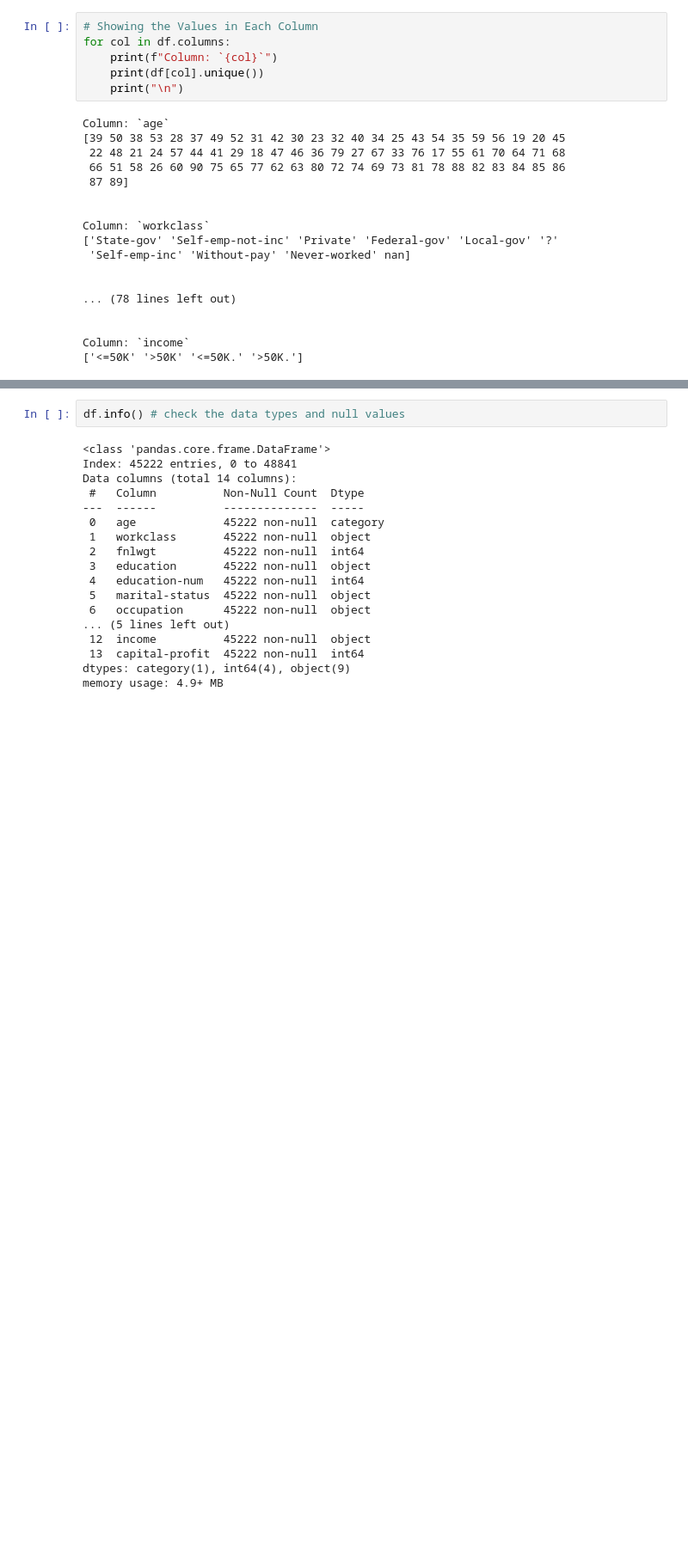
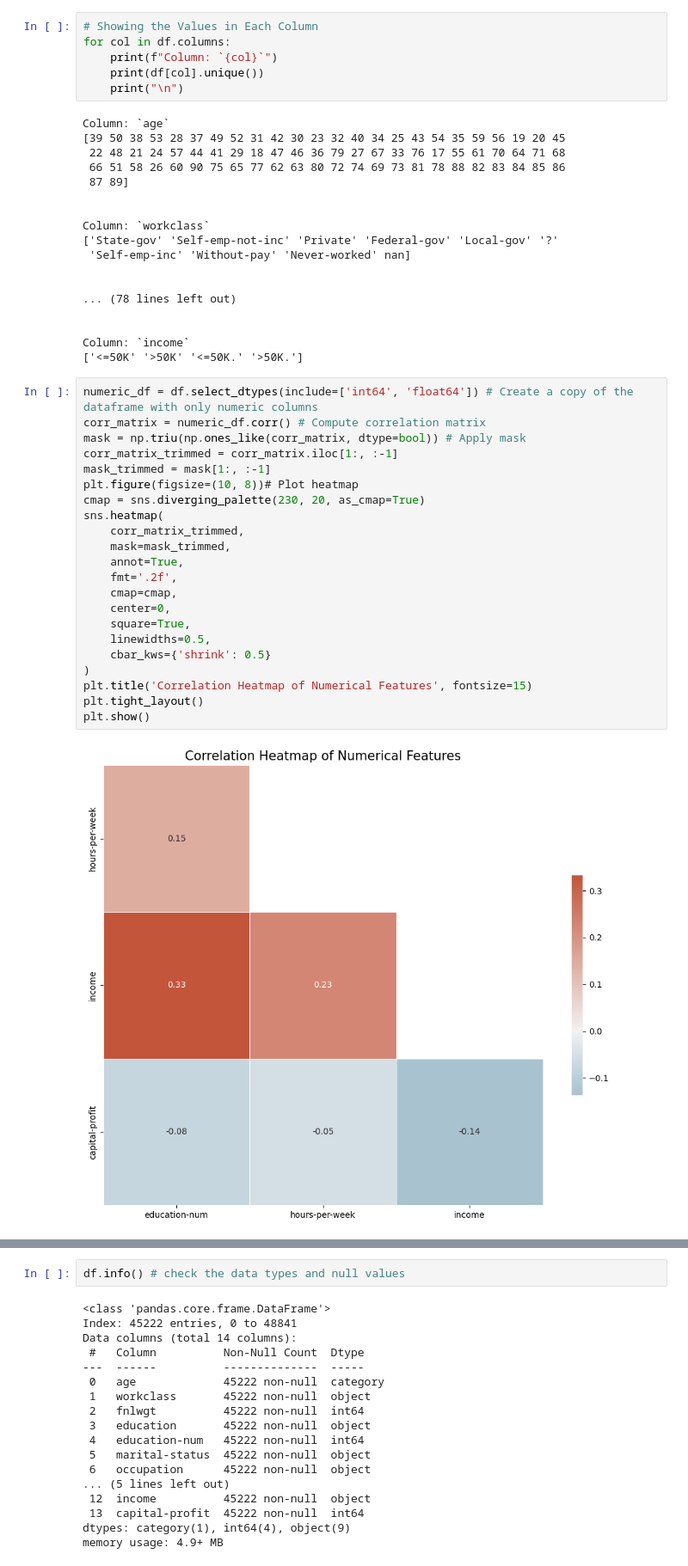
Before and after one commit to jcp-tech/Seneca_Class_Notes, a Jupyter notebook: Semester 1/AIG100 - Machine Learing/Project 3/Project 3 - AIG100 - Jonathan Chacko.ipynb, the cells around one changed output, grey strips where cells are left out. Shown: that part at 86% size. Saved outputs shown, nothing was run; the diff lists cells and outputs as text; blank space fills up the shorter version.

```diff
--- a/Semester 1/AIG100 - Machine Learing/Project 3/Project 3 - AIG100 - Jonathan Chacko.ipynb
+++ b/Semester 1/AIG100 - Machine Learing/Project 3/Project 3 - AIG100 - Jonathan Chacko.ipynb
@@ -160,3 +156,27 @@ Column: `workclass`
 
 Column: `income`
 ['<=50K' '>50K' '<=50K.' '>50K.']
+# %%
+numeric_df = df.select_dtypes(include=['int64', 'float64']) # Create a copy of the dataframe with only numeric columns
+corr_matrix = numeric_df.corr() # Compute correlation matrix
+mask = np.triu(np.ones_like(corr_matrix, dtype=bool)) # Apply mask
+corr_matrix_trimmed = corr_matrix.iloc[1:, :-1]
+mask_trimmed = mask[1:, :-1]
+plt.figure(figsize=(10, 8))# Plot heatmap
+cmap = sns.diverging_palette(230, 20, as_cmap=True)
+sns.heatmap(
+    corr_matrix_trimmed,
+    mask=mask_trimmed,
+    annot=True,
+    fmt='.2f',
+    cmap=cmap,
+    center=0,
+    square=True,
+    linewidths=0.5,
+    cbar_kws={'shrink': 0.5}
+)
+plt.title('Correlation Heatmap of Numerical Features', fontsize=15)
+plt.tight_layout()
+plt.show()
+# %% [output]
+[figure, added]
```
Also changed, not shown: parts of 64 cells of this notebook, 1 other file.
